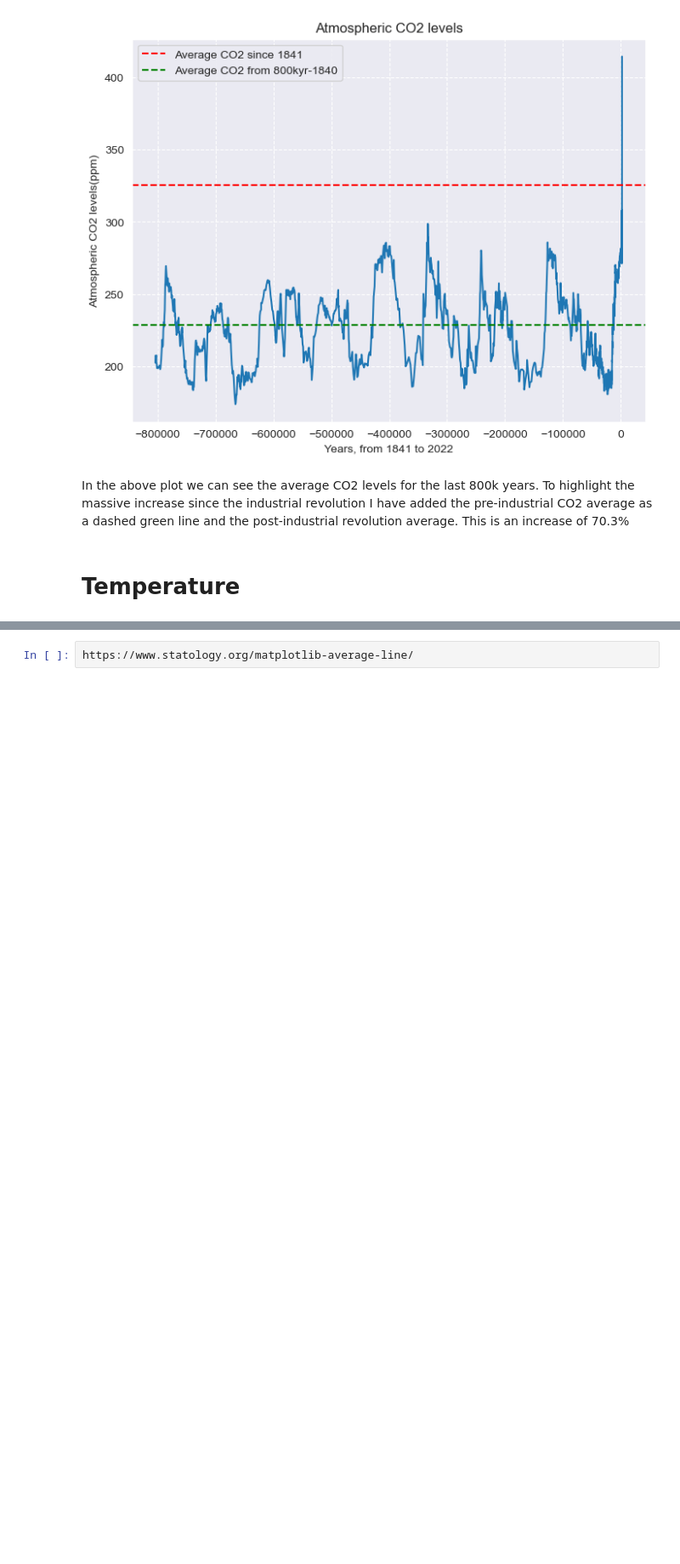
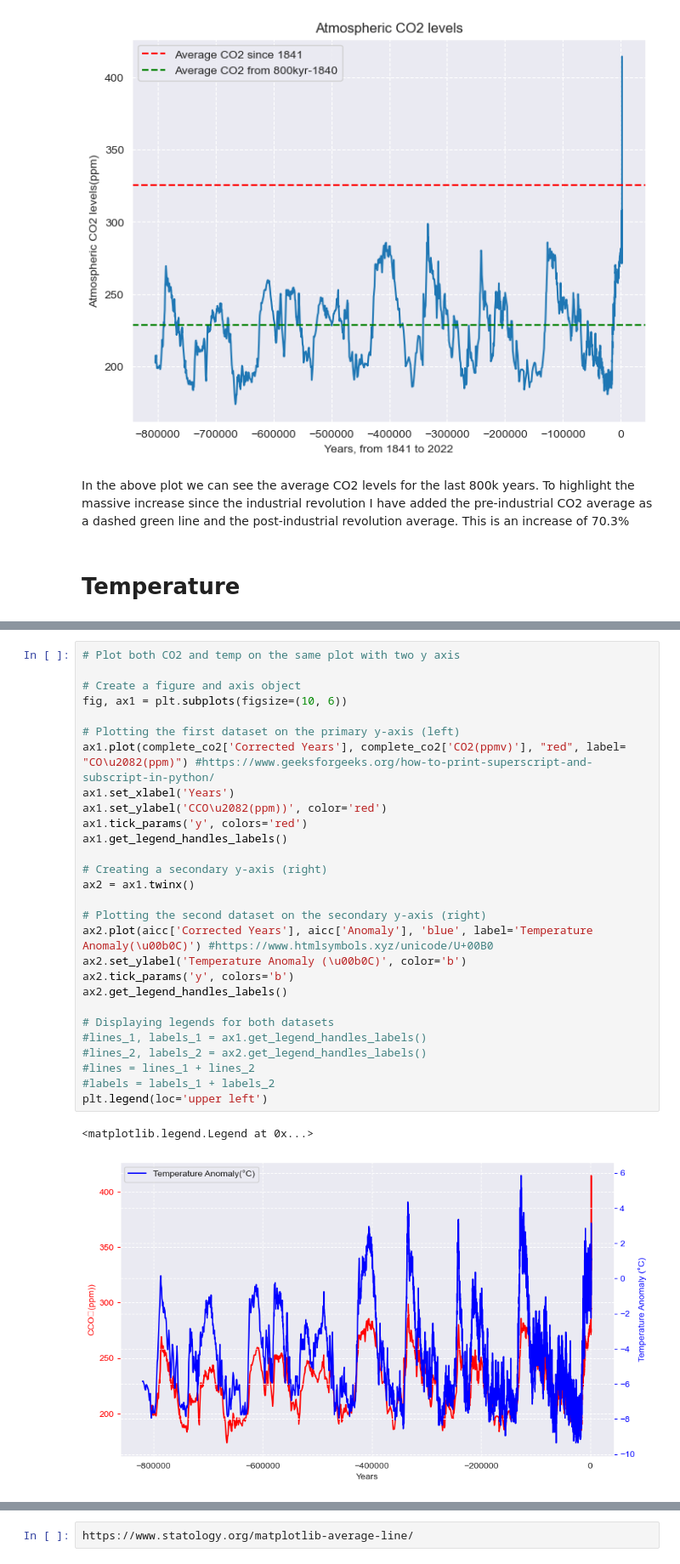
Before and after one commit to Kevin002023/PFDA--Climate-Project, a Jupyter notebook: PFDA-Project-2.ipynb, the cells around one changed output, grey strips where cells are left out. Shown: that part at 85% size. Cells and saved outputs as stored; diff of their text form; blank space fills up the shorter version.

```diff
--- a/PFDA-Project-2.ipynb
+++ b/PFDA-Project-2.ipynb
@@ -375,3 +481,34 @@ co2.head()
+# %%
+# Plot both CO2 and temp on the same plot with two y axis
+
+# Create a figure and axis object
+fig, ax1 = plt.subplots(figsize=(10, 6))
+
+# Plotting the first dataset on the primary y-axis (left)
+ax1.plot(complete_co2['Corrected Years'], complete_co2['CO2(ppmv)'], "red", label= "CO\u2082(ppm)") #https://www.geeksforgeeks.org/how-to-print-superscript-and-subscript-in-python/
+ax1.set_xlabel('Years')
+ax1.set_ylabel('CCO\u2082(ppm))', color='red')
+ax1.tick_params('y', colors='red')
+ax1.get_legend_handles_labels()
+
+# Creating a secondary y-axis (right)
+ax2 = ax1.twinx()
+
+# Plotting the second dataset on the secondary y-axis (right)
+ax2.plot(aicc['Corrected Years'], aicc['Anomaly'], 'blue', label='Temperature Anomaly(\u00b0C)') #https://www.htmlsymbols.xyz/unicode/U+00B0
+ax2.set_ylabel('Temperature Anomaly (\u00b0C)', color='b')
+ax2.tick_params('y', colors='b')
+ax2.get_legend_handles_labels()
+
+# Displaying legends for both datasets
+#lines_1, labels_1 = ax1.get_legend_handles_labels()
+#lines_2, labels_2 = ax2.get_legend_handles_labels()
+#lines = lines_1 + lines_2
+#labels = labels_1 + labels_2
+plt.legend(loc='upper left')
+# %% [output]
+<matplotlib.legend.Legend at 0x...>
+[figure, added]
 # %%
 # Create a new column that averages the others
 
```
Also changed, not shown: parts of 25 cells of this notebook, 1 other file.
